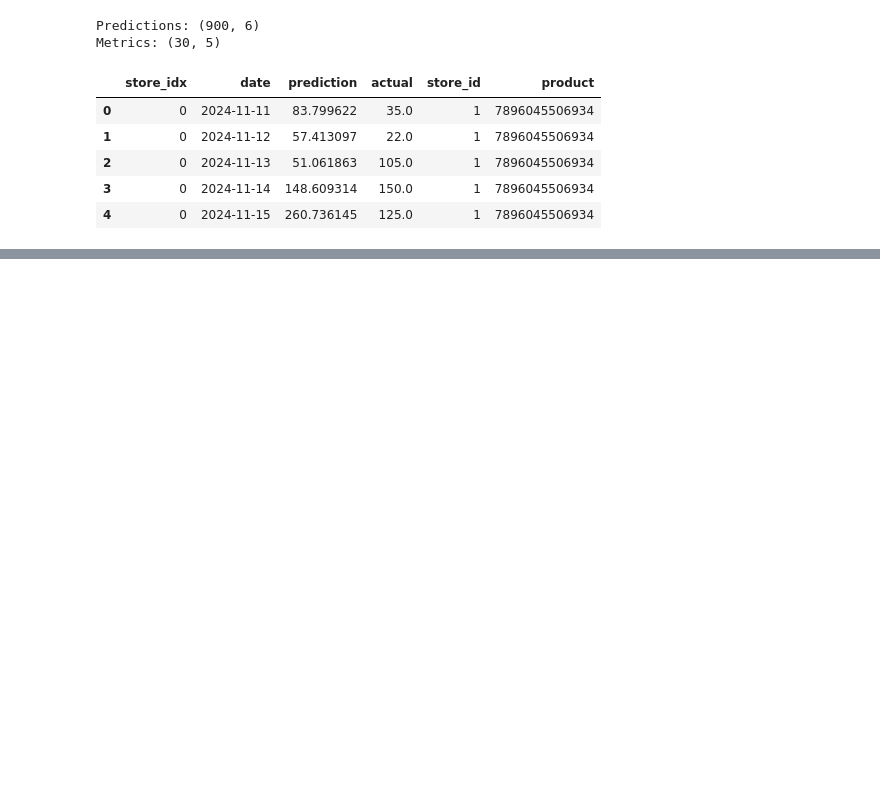
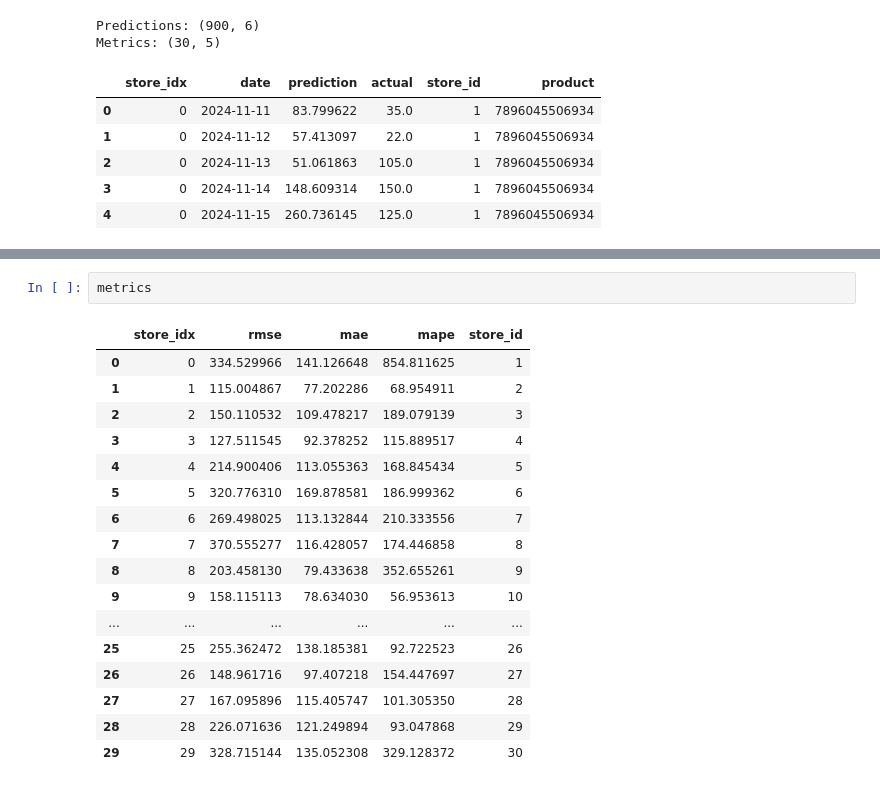
Before and after one commit to SantiagoRomanoOddone/forecasting-at-scale, a Jupyter notebook: notebooks/analyze_results.ipynb, the cells around one changed output, grey strips where cells are left out. Cells and saved outputs as stored; diff of their text form; blank space fills up the shorter version.

```diff
--- a/notebooks/analyze_results.ipynb
+++ b/notebooks/analyze_results.ipynb
@@ -46,3 +82,23 @@ Metrics: (30, 5)
+# %%
+metrics
+# %% [output]
+|  | store_idx | rmse | mae | mape | store_id |
+| 0 | 0 | 334.529966 | 141.126648 | 854.811625 | 1 |
+| 1 | 1 | 115.004867 | 77.202286 | 68.954911 | 2 |
+| 2 | 2 | 150.110532 | 109.478217 | 189.079139 | 3 |
+| 3 | 3 | 127.511545 | 92.378252 | 115.889517 | 4 |
+| 4 | 4 | 214.900406 | 113.055363 | 168.845434 | 5 |
+| 5 | 5 | 320.776310 | 169.878581 | 186.999362 | 6 |
+| 6 | 6 | 269.498025 | 113.132844 | 210.333556 | 7 |
+| 7 | 7 | 370.555277 | 116.428057 | 174.446858 | 8 |
+| 8 | 8 | 203.458130 | 79.433638 | 352.655261 | 9 |
+| 9 | 9 | 158.115113 | 78.634030 | 56.953613 | 10 |
+| ... | ... | ... | ... | ... | ... |
+| 25 | 25 | 255.362472 | 138.185381 | 92.722523 | 26 |
+| 26 | 26 | 148.961716 | 97.407218 | 154.447697 | 27 |
+| 27 | 27 | 167.095896 | 115.405747 | 101.305350 | 28 |
+| 28 | 28 | 226.071636 | 121.249894 | 93.047868 | 29 |
+| 29 | 29 | 328.715144 | 135.052308 | 329.128372 | 30 |
 # %%
 # Overall metrics summary
 print('=== Overall ===')
```
Also changed, not shown: parts of 8 cells of this notebook, 1 other file.
